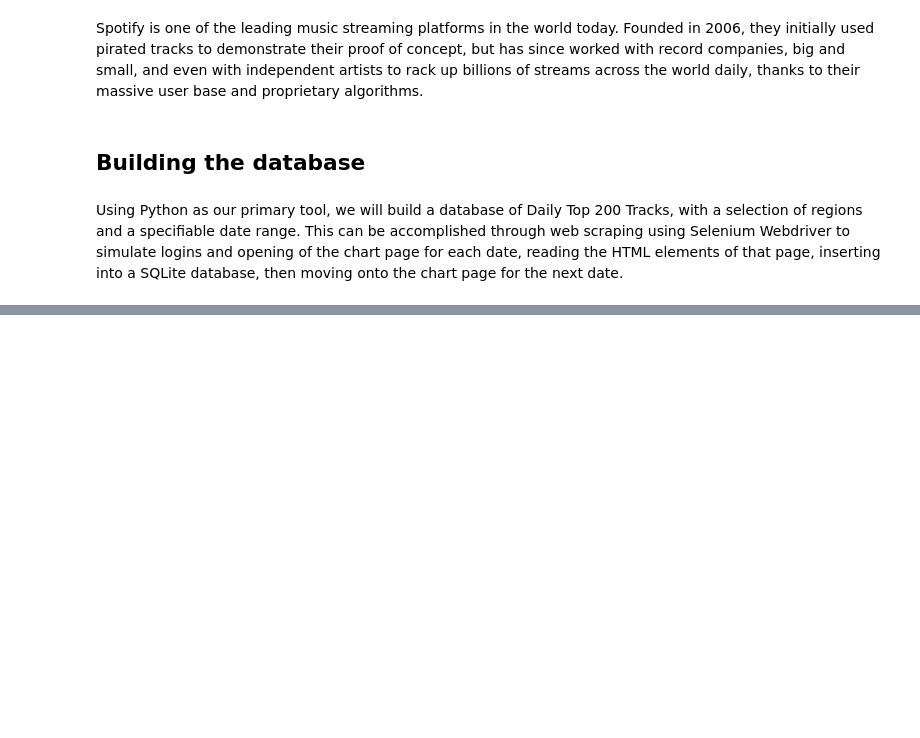
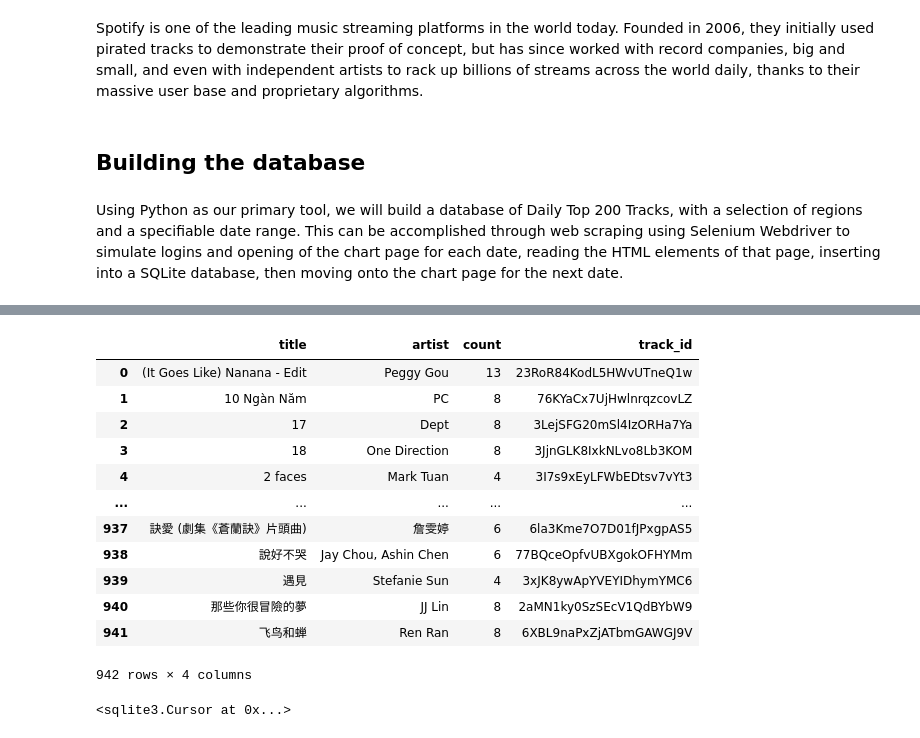
Before and after one commit to jeremiahfernandez97/spotify-pipeline, a Jupyter notebook: spotify_pipeline.ipynb, the cells around one changed output, grey strips where cells are left out. Cells and saved outputs as stored; diff of their text form; code cells hidden in the pictures; blank space fills up the shorter version.

```diff
--- a/spotify_pipeline.ipynb
+++ b/spotify_pipeline.ipynb
@@ -144,0 +405,21 @@ except:
+# %%
+# extract track_id from url column and drop url column
+charts_unique_tracks["track_id"] = charts_unique_tracks["url"].str.replace("https://open.spotify.com/track/", "")
+# %%
+charts_unique_tracks.drop("url", axis=1, inplace=True)
+# %%
+charts_unique_tracks
+# %% [output]
+|  | title | artist | count | track_id |
+| 0 | (It Goes Like) Nanana - Edit | Peggy Gou | 13 | 23RoR84KodL5HWvUTneQ1w |
+| 1 | 10 Ngàn Năm | PC | 8 | 76KYaCx7UjHwlnrqzcovLZ |
+| 2 | 17 | Dept | 8 | 3LejSFG20mSl4IzORHa7Ya |
+| 3 | 18 | One Direction | 8 | 3JjnGLK8IxkNLvo8Lb3KOM |
+| 4 | 2 faces | Mark Tuan | 4 | 3I7s9xEyLFWbEDtsv7vYt3 |
+| ... | ... | ... | ... | ... |
+| 937 | 訣愛 (劇集《蒼蘭訣》片頭曲) | 詹雯婷 | 6 | 6la3Kme7O7D01fJPxgpAS5 |
+| 938 | 說好不哭 | Jay Chou, Ashin Chen | 6 | 77BQceOpfvUBXgokOFHYMm |
+| 939 | 遇見 | Stefanie Sun | 4 | 3xJK8ywApYVEYIDhymYMC6 |
+| 940 | 那些你很冒險的夢 | JJ Lin | 8 | 2aMN1ky0SzSEcV1QdBYbW9 |
+| 941 | 飞鸟和蝉 | Ren Ran | 8 | 6XBL9naPxZjATbmGAWGJ9V |
+942 rows × 4 columns
@@ -144,0 +445,30 @@ except:
+# %%
+conn = sqlite3.connect('data/charts.db')
+cursor = conn.cursor()
+
+cursor.execute(f'''
+    CREATE TABLE IF NOT EXISTS track_data (
+        id INTEGER PRIMARY KEY AUTOINCREMENT,
+        track_id TEXT,
+        track_name TEXT,
+        artist_id TEXT,
+        artist_name TEXT,
+        album_id TEXT,
+        duration INTEGER,
+        release_date TEXT,
+        popularity INTEGER,
+        danceability FLOAT,
+        energy FLOAT,
+        key INTEGER,
+        loudness FLOAT,
+        mode INTEGER,
+        speechiness FLOAT,
+        acousticness FLOAT,
+        instrumentalness FLOAT,
+        liveness FLOAT,
+        valence FLOAT,
+        tempo FLOAT
+    )
+''')
+# %% [output]
+<sqlite3.Cursor at 0x...>
```
Also changed, not shown: parts of 36 cells of this notebook, 3 other files.
